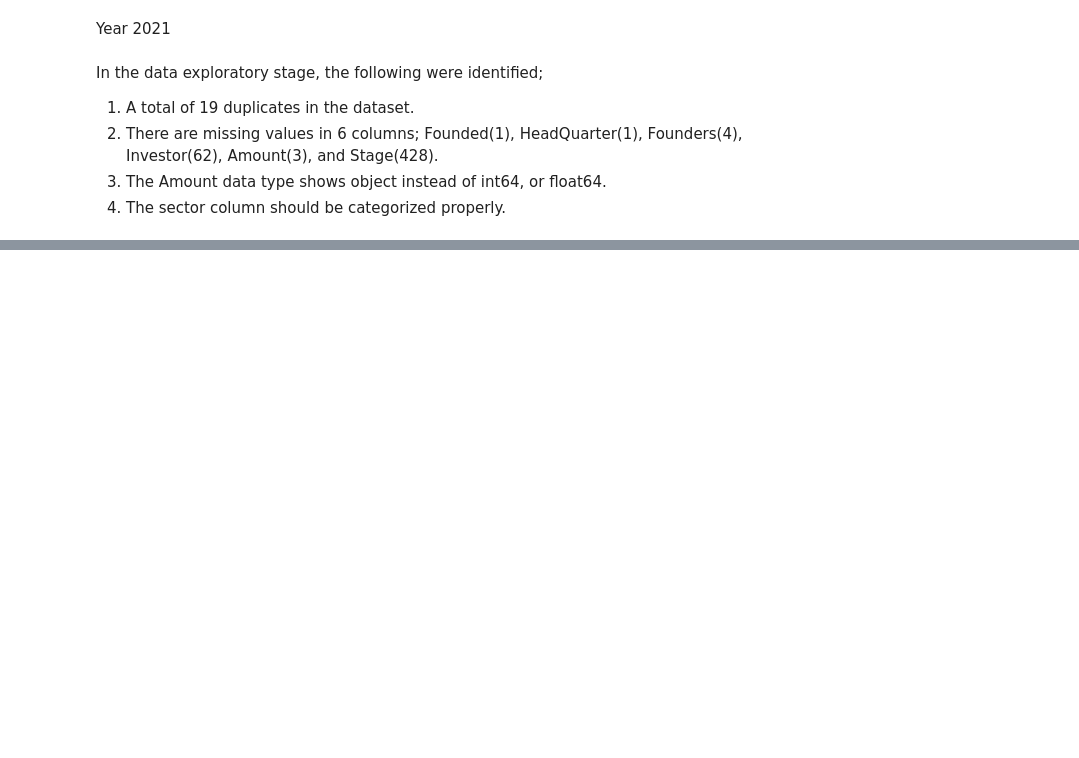
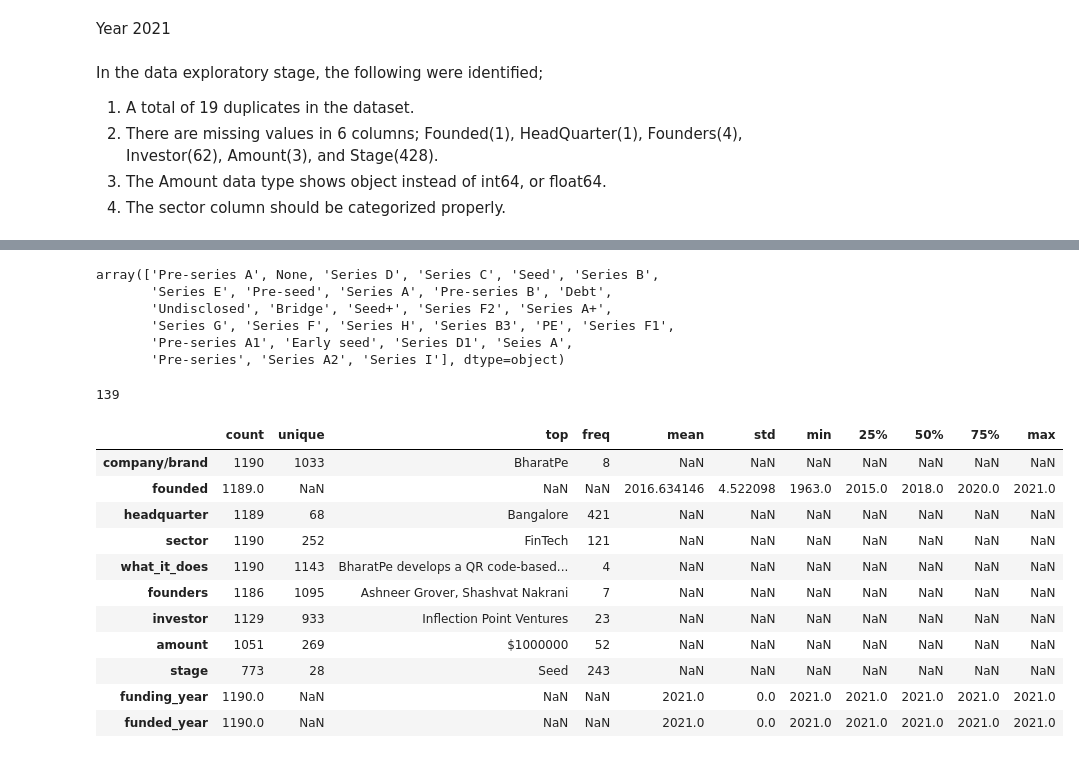
Before and after one commit to Ashgithub1326/INDAIAN-START-UPS-LP1, a Jupyter notebook: Notebooks/Indian_Ecosystem.ipynb, the cells around one changed output, grey strips where cells are left out. Cells and saved outputs as stored; diff of their text form; code cells hidden in the pictures; blank space fills up the shorter version.

```diff
--- a/Notebooks/Indian_Ecosystem.ipynb
+++ b/Notebooks/Indian_Ecosystem.ipynb
@@ -724,3 +721,6 @@ data21[data21.duplicated()]
 | 254 | Evenflow Brands | 2020.0 | Mumbai | Consumer Goods | Identify and partner with the upc... | Utsav Agarwal, Pulkit Chhabra | None | $500000 | None | ... |
 | 255 | MasterChow | 2020.0 | Food & Beverages | Hauz Khas | A ready-to-cook Asian cuisine brand | Vidur Kataria, Sidhanth Madan | WEH Ventures | $461000 | Seed | ... |
 | 256 | Fullife Healthcare | 2009.0 | Pharmaceuticals\t#REF! | Primary Business is Development a... | Varun Khanna | Morgan Stanley Private Equity Asia | $22000000 | Series C | None | ... |
+# %%
+# Dropping Duplicates
+data21.drop_duplicates(inplace = True)
@@ -726,0 +837,8 @@ data21[data21.duplicated()]
+# %%
+# Cleaning the column names of the 2021 dataset
+data21 = data21.rename(columns=lambda x: x.lower().replace(' ', '_'))
+# Rename company_brand as company/brand
+data21 = data21.rename(columns={"company_brand":"company/brand"})
+# Adding the year column
+data21["funded_year"] = 2021
+data21
@@ -726,0 +912,3 @@ data21[data21.duplicated()]
+# %%
+# Remove the word with a value
+data21['amount'] = data21['amount'].str.replace("1000000\t#REF!" , '1000000').replace('$Undisclosed', np.NaN).replace('$undisclosed',np.NaN).replace('Undisclosed', np.NaN)
@@ -726,0 +979,31 @@ data21[data21.duplicated()]
+# %%
+# Cleaning the stage column
+modified_stage= data21.stage.unique()
+modified_stage
+# %% [output]
+array(['Pre-series A', None, 'Series D', 'Series C', 'Seed', 'Series B',
+       'Series E', 'Pre-seed', 'Series A', 'Pre-series B', 'Debt',
+       'Undisclosed', 'Bridge', 'Seed+', 'Series F2', 'Series A+',
+       'Series G', 'Series F', 'Series H', 'Series B3', 'PE', 'Series F1',
+       'Pre-series A1', 'Early seed', 'Series D1', 'Seies A',
+       'Pre-series', 'Series A2', 'Series I'], dtype=object)
+# %%
+data21["amount"].isna().sum()
+# %% [output]
+139
+# %%
+# Performing Descriptive Statistics after light cleaning of the amount column
+data21.describe(include="all").T
+# %% [output]
+|  | count | unique | top | freq | mean | std | min | 25% | 50% | 75% | max |
+| company/brand | 1190 | 1033 | BharatPe | 8 | NaN | NaN | NaN | NaN | NaN | NaN | NaN |
+| founded | 1189.0 | NaN | NaN | NaN | 2016.634146 | 4.522098 | 1963.0 | 2015.0 | 2018.0 | 2020.0 | 2021.0 |
+| headquarter | 1189 | 68 | Bangalore | 421 | NaN | NaN | NaN | NaN | NaN | NaN | NaN |
+| sector | 1190 | 252 | FinTech | 121 | NaN | NaN | NaN | NaN | NaN | NaN | NaN |
+| what_it_does | 1190 | 1143 | BharatPe develops a QR code-based... | 4 | NaN | NaN | NaN | NaN | NaN | NaN | NaN |
+| founders | 1186 | 1095 | Ashneer Grover, Shashvat Nakrani | 7 | NaN | NaN | NaN | NaN | NaN | NaN | NaN |
+| investor | 1129 | 933 | Inflection Point Ventures | 23 | NaN | NaN | NaN | NaN | NaN | NaN | NaN |
+| amount | 1051 | 269 | $1000000 | 52 | NaN | NaN | NaN | NaN | NaN | NaN | NaN |
+| stage | 773 | 28 | Seed | 243 | NaN | NaN | NaN | NaN | NaN | NaN | NaN |
+| funding_year | 1190.0 | NaN | NaN | NaN | 2021.0 | 0.0 | 2021.0 | 2021.0 | 2021.0 | 2021.0 | 2021.0 |
+| funded_year | 1190.0 | NaN | NaN | NaN | 2021.0 | 0.0 | 2021.0 | 2021.0 | 2021.0 | 2021.0 | 2021.0 |
```
Also changed, not shown: parts of 25 cells of this notebook, 2 other files.
